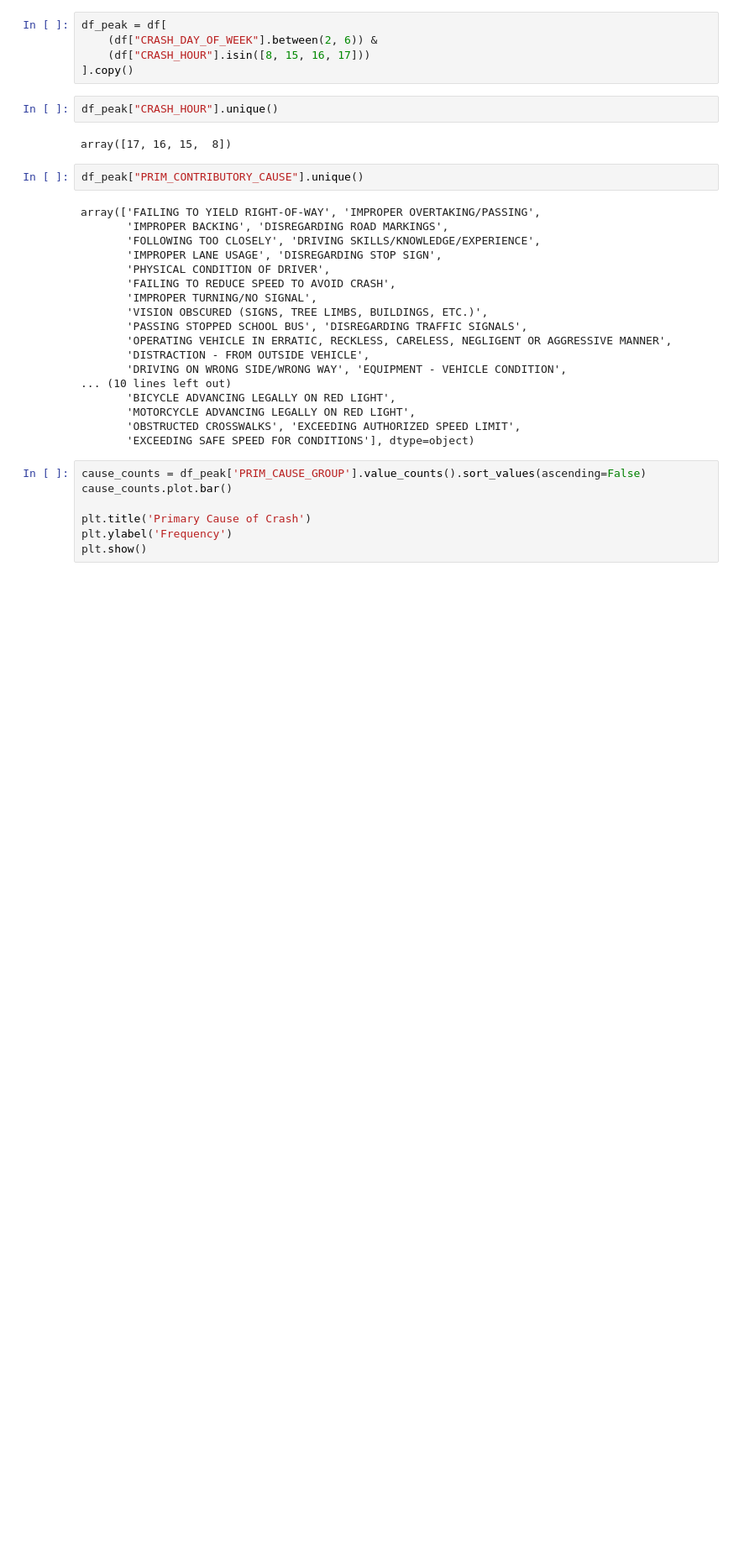
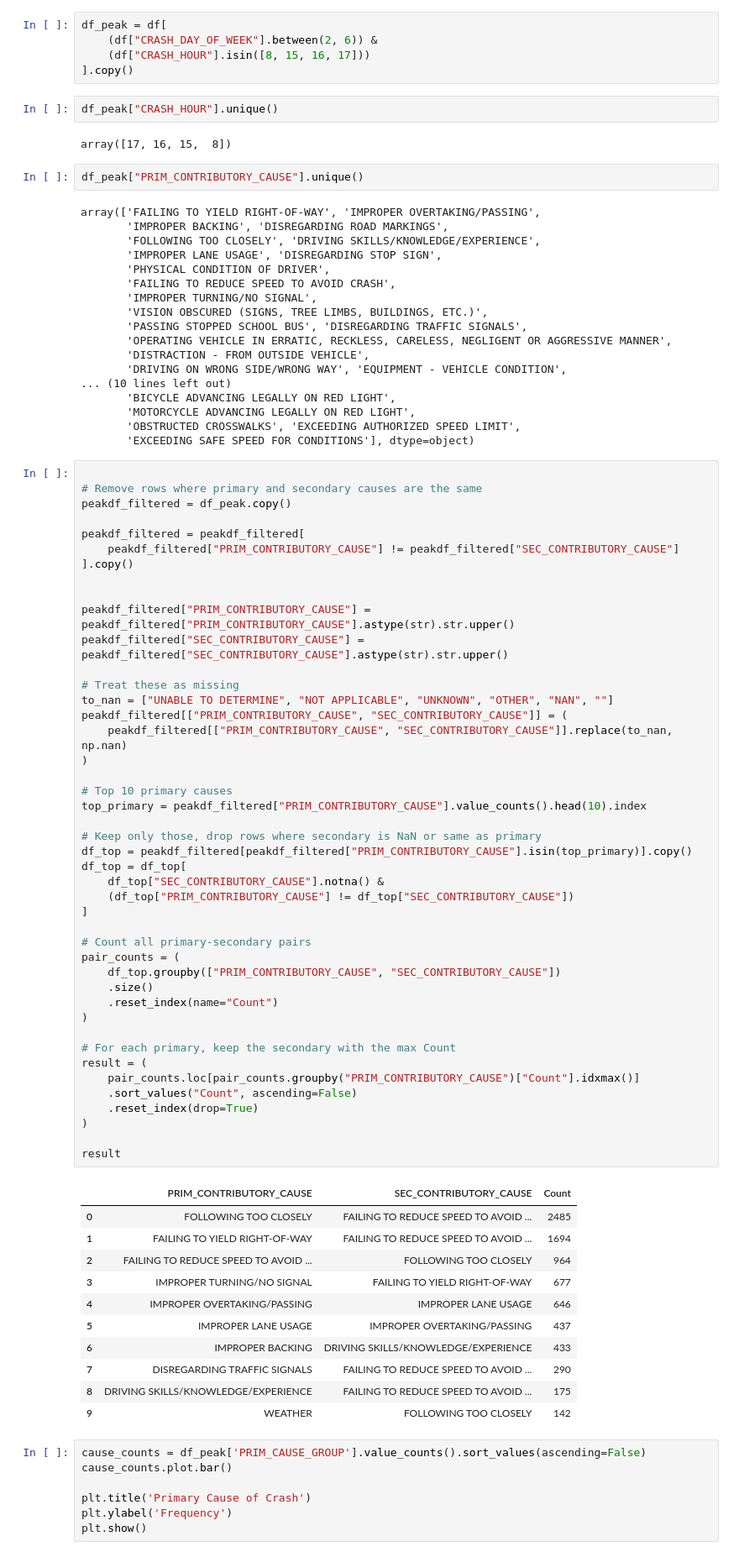
Before and after one commit to JoonseopKim/chicago_traffic_crashes, a Jupyter notebook: Crashes_Data_Cleaned.ipynb, the cells around one changed output. Shown at 84% size. Drawn from its saved outputs; the diff is of its cells as text; blank space fills up the shorter version.

```diff
--- a/Crashes_Data_Cleaned.ipynb
+++ b/Crashes_Data_Cleaned.ipynb
@@ -321,6 +327,62 @@ array(['FAILING TO YIELD RIGHT-OF-WAY', 'IMPROPER OVERTAKING/PASSING',
        'MOTORCYCLE ADVANCING LEGALLY ON RED LIGHT',
        'OBSTRUCTED CROSSWALKS', 'EXCEEDING AUTHORIZED SPEED LIMIT',
        'EXCEEDING SAFE SPEED FOR CONDITIONS'], dtype=object)
+# %%
+
+# Remove rows where primary and secondary causes are the same
+peakdf_filtered = df_peak.copy()
+
+peakdf_filtered = peakdf_filtered[
+    peakdf_filtered["PRIM_CONTRIBUTORY_CAUSE"] != peakdf_filtered["SEC_CONTRIBUTORY_CAUSE"]
+].copy()
+
+
+peakdf_filtered["PRIM_CONTRIBUTORY_CAUSE"] = peakdf_filtered["PRIM_CONTRIBUTORY_CAUSE"].astype(str).str.upper()
+peakdf_filtered["SEC_CONTRIBUTORY_CAUSE"] = peakdf_filtered["SEC_CONTRIBUTORY_CAUSE"].astype(str).str.upper()
+
+# Treat these as missing
+to_nan = ["UNABLE TO DETERMINE", "NOT APPLICABLE", "UNKNOWN", "OTHER", "NAN", ""]
+peakdf_filtered[["PRIM_CONTRIBUTORY_CAUSE", "SEC_CONTRIBUTORY_CAUSE"]] = (
+    peakdf_filtered[["PRIM_CONTRIBUTORY_CAUSE", "SEC_CONTRIBUTORY_CAUSE"]].replace(to_nan, np.nan)
+)
+
+# Top 10 primary causes
+top_primary = peakdf_filtered["PRIM_CONTRIBUTORY_CAUSE"].value_counts().head(10).index
+
+# Keep only those, drop rows where secondary is NaN or same as primary
+df_top = peakdf_filtered[peakdf_filtered["PRIM_CONTRIBUTORY_CAUSE"].isin(top_primary)].copy()
+df_top = df_top[
+    df_top["SEC_CONTRIBUTORY_CAUSE"].notna() &
+    (df_top["PRIM_CONTRIBUTORY_CAUSE"] != df_top["SEC_CONTRIBUTORY_CAUSE"])
+]
+
+# Count all primary-secondary pairs
+pair_counts = (
+    df_top.groupby(["PRIM_CONTRIBUTORY_CAUSE", "SEC_CONTRIBUTORY_CAUSE"])
+    .size()
+    .reset_index(name="Count")
+)
+
+# For each primary, keep the secondary with the max Count
+result = (
+    pair_counts.loc[pair_counts.groupby("PRIM_CONTRIBUTORY_CAUSE")["Count"].idxmax()]
+    .sort_values("Count", ascending=False)
+    .reset_index(drop=True)
+)
+
+result
+# %% [output]
+|  | PRIM_CONTRIBUTORY_CAUSE | SEC_CONTRIBUTORY_CAUSE | Count |
+| 0 | FOLLOWING TOO CLOSELY | FAILING TO REDUCE SPEED TO AVOID ... | 2485 |
+| 1 | FAILING TO YIELD RIGHT-OF-WAY | FAILING TO REDUCE SPEED TO AVOID ... | 1694 |
+| 2 | FAILING TO REDUCE SPEED TO AVOID ... | FOLLOWING TOO CLOSELY | 964 |
+| 3 | IMPROPER TURNING/NO SIGNAL | FAILING TO YIELD RIGHT-OF-WAY | 677 |
+| 4 | IMPROPER OVERTAKING/PASSING | IMPROPER LANE USAGE | 646 |
+| 5 | IMPROPER LANE USAGE | IMPROPER OVERTAKING/PASSING | 437 |
+| 6 | IMPROPER BACKING | DRIVING SKILLS/KNOWLEDGE/EXPERIENCE | 433 |
+| 7 | DISREGARDING TRAFFIC SIGNALS | FAILING TO REDUCE SPEED TO AVOID ... | 290 |
+| 8 | DRIVING SKILLS/KNOWLEDGE/EXPERIENCE | FAILING TO REDUCE SPEED TO AVOID ... | 175 |
+| 9 | WEATHER | FOLLOWING TOO CLOSELY | 142 |
 # %%
 cause_counts = df_peak['PRIM_CAUSE_GROUP'].value_counts().sort_values(ascending=False)
 cause_counts.plot.bar()
```
Also changed, not shown: parts of 2 cells of this notebook.
